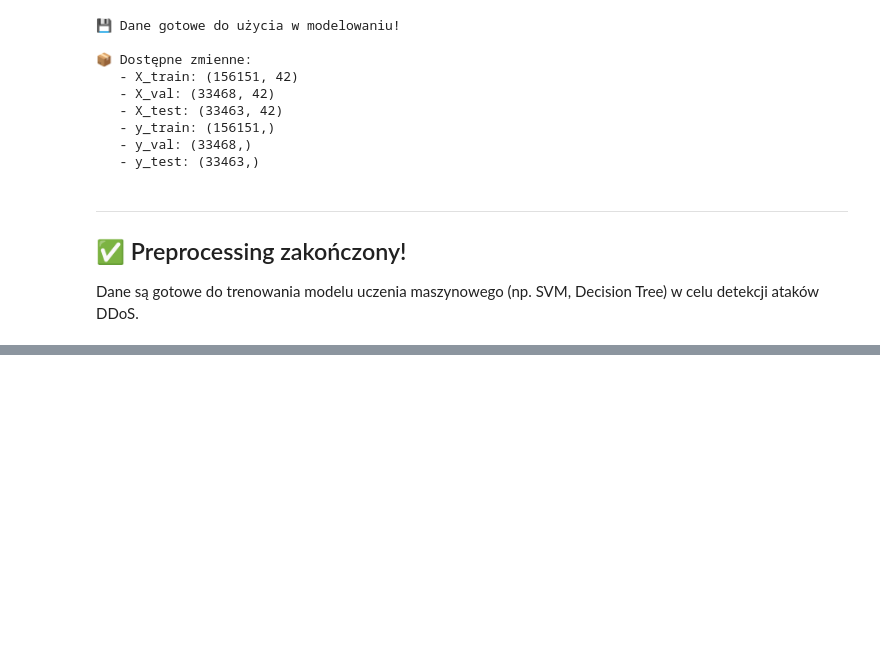
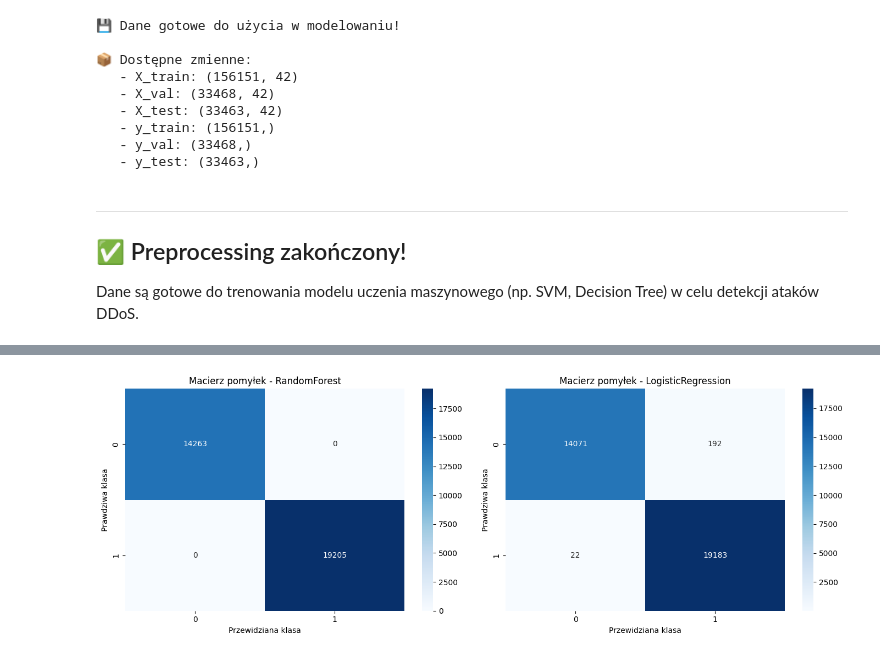
Before and after one commit to corey888773/mswic-anomaly-detection, a Jupyter notebook: project.ipynb, the cells around one changed output, grey strips where cells are left out. Cells and saved outputs as stored; diff of their text form; code cells hidden in the pictures; blank space fills up the shorter version.

```diff
--- a/project.ipynb
+++ b/project.ipynb
@@ -742,0 +942,12 @@ Dane są gotowe do trenowania modelu uczenia maszynowego (np. SVM, Decision Tree
+# %%
+# Macierze pomyłek
+fig, axes = plt.subplots(1, 2, figsize=(14, 5))
+
+for i, (model_name, ax) in enumerate(zip(results.keys(), axes)):
+    plot_confusion_matrix_custom(y_val, results[model_name]['y_pred_val'],
+                                 f'Macierz pomyłek - {model_name}', ax)
+
+plt.tight_layout()
+plt.show()
+# %% [output]
+[figure, added]
```
Also changed, not shown: parts of 13 cells of this notebook, 4 other files.
